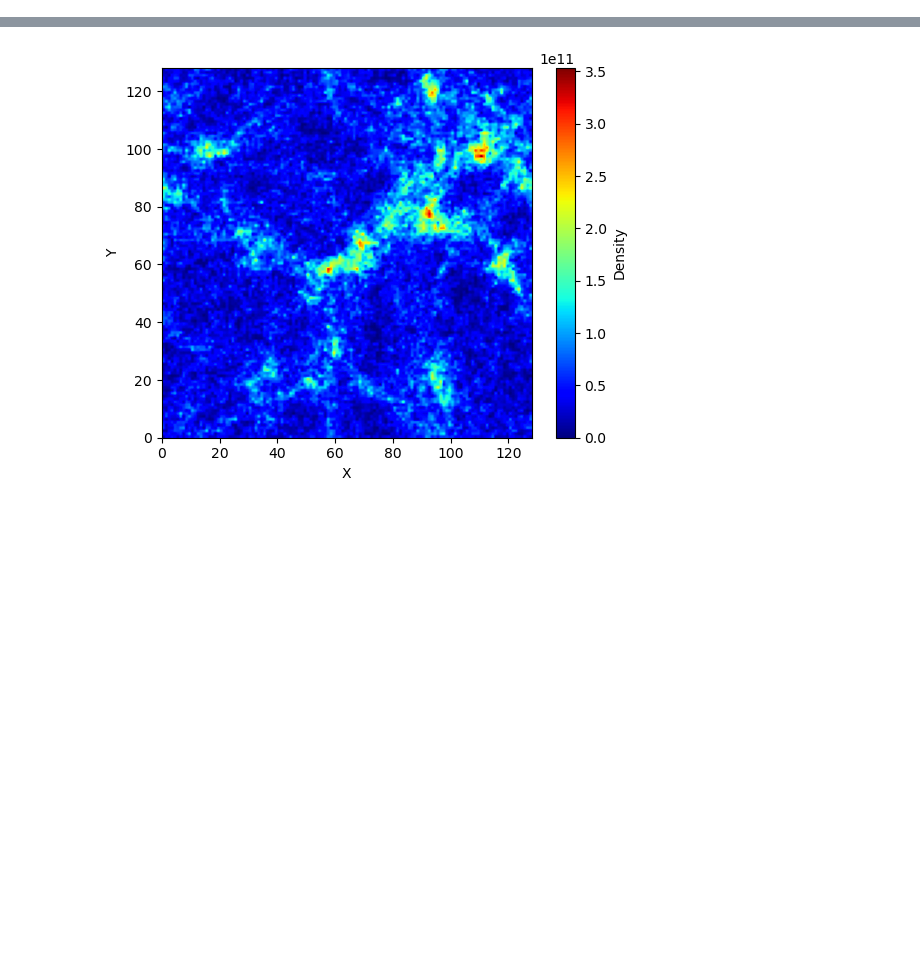
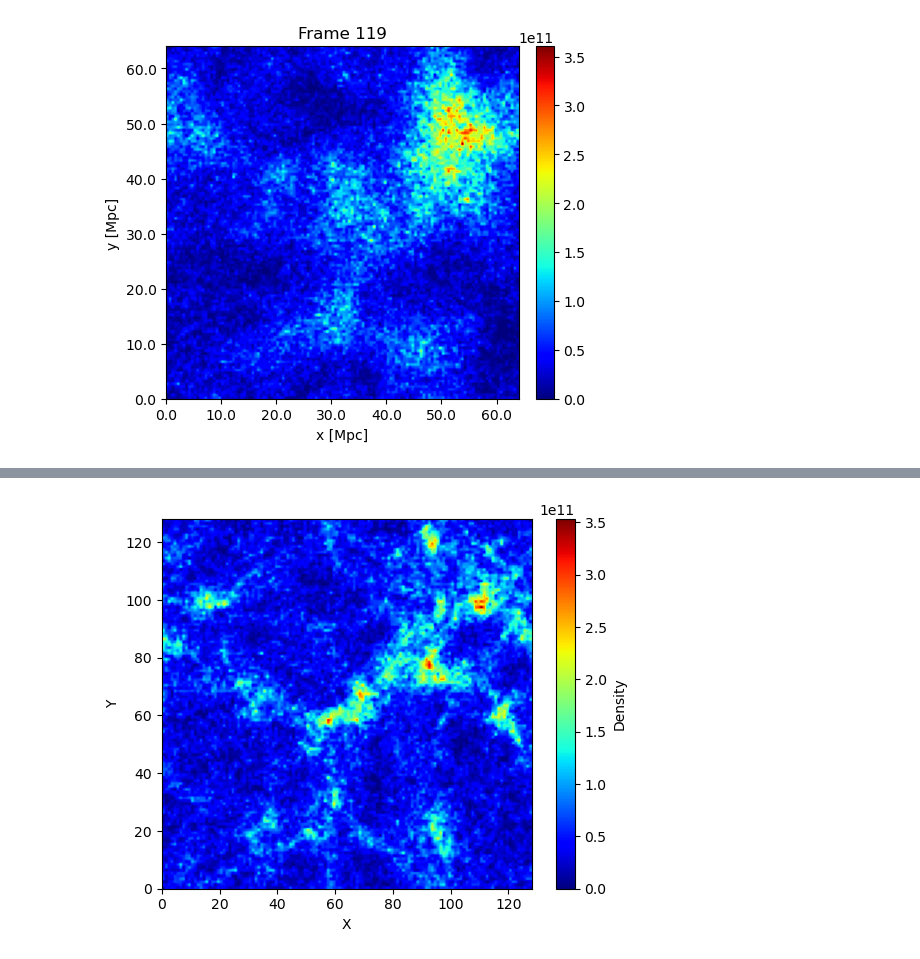
Before and after one commit to Abrygzy/nbodpy, a Jupyter notebook: nbodypy_array/barbara_test.ipynb, the cells around one changed output, grey strips where cells are left out. Cells and saved outputs as stored; diff of their text form; code cells hidden in the pictures; blank space fills up the shorter version.

```diff
--- a/nbodypy_array/barbara_test.ipynb
+++ b/nbodypy_array/barbara_test.ipynb
@@ -47,0 +77,35 @@ plt.show()
+# %%
+with h5py.File('dens_proj.hdf5', 'r') as f:
+    print(list(f.keys()))
+    frames = f['dens_proj'][:]
+# %%
+
+fig, ax = plt.subplots(1, 1, figsize=(5, 5))
+ax.set_ylim(0, ng)
+ax.set_xlim(0, ng)
+ax.set_xlabel('x [Mpc]')
+ax.set_ylabel('y [Mpc]')
+ax.set_xticks(np.arange(0, ng, 20))
+ax.set_yticks(np.arange(0, ng, 20))
+ax.set_xticklabels(np.arange(0, ng/2, 10))
+ax.set_yticklabels(np.arange(0, ng/2, 10))
+
+# I like to position my colorbars this way, but you don't have to
+div = make_axes_locatable(ax)
+cax = div.append_axes('right', '5%', '5%')
+cv0 = frames[0]
+im = ax.imshow(cv0, origin='lower',cmap='jet', extent=[0, ng, 0, ng],) # Here make an AxesImage rather than contour
+cb = fig.colorbar(im, cax=cax)
+tx = ax.set_title('Frame 0')
+def animate(i):
+    arr = frames[i]
+    vmax     = np.max(arr)
+    vmin     = np.min(arr)
+    im.set_data(arr)
+    im.set_clim(vmin, vmax)
+    tx.set_text('Frame {0}'.format(i))
+ani = animation.FuncAnimation(fig, animate, frames=step_num,)
+ani.save('movie.mp4')
+plt.show()
+# %% [output]
+[figure, added]
```
Also changed, not shown: parts of 7 cells of this notebook, 7 other files.
